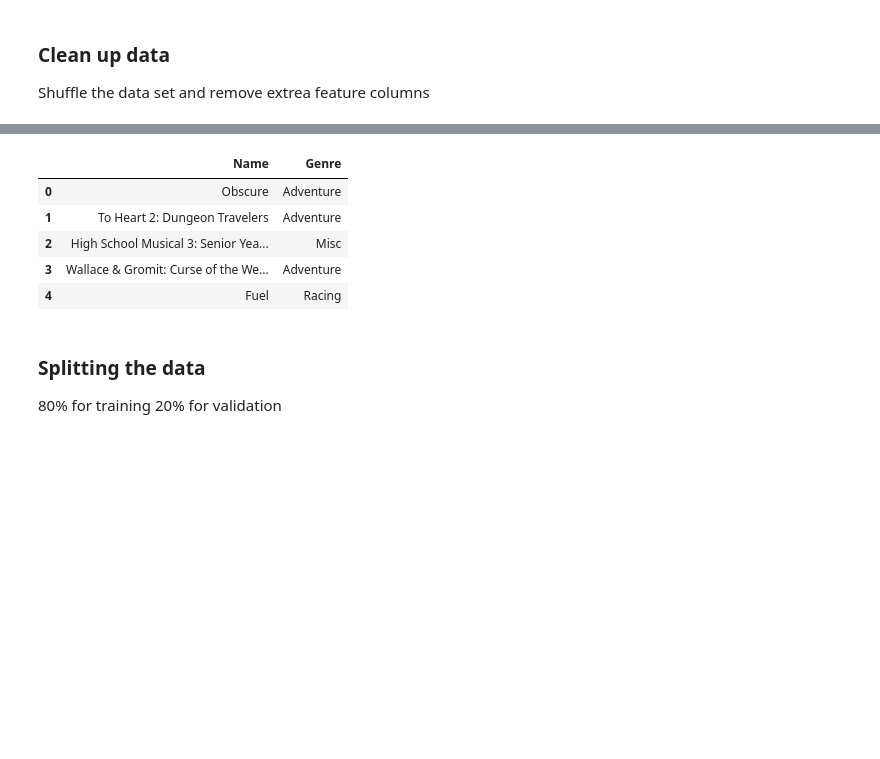
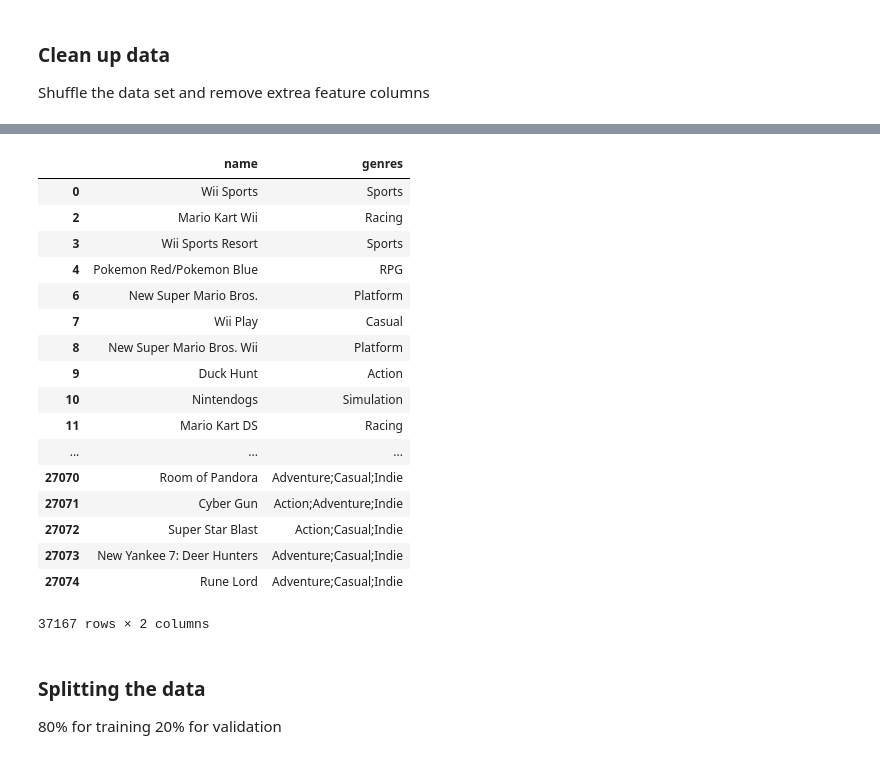
Before and after one commit to phxtho/VideoGameGenrePredictor, a Jupyter notebook: tensorflow/VideoGamesNLP.ipynb, the cells around one changed output, grey strips where cells are left out. Saved outputs shown, nothing was run; the diff lists cells and outputs as text; code cells hidden in the pictures; blank space fills up the shorter version.

```diff
--- a/tensorflow/VideoGamesNLP.ipynb
+++ b/tensorflow/VideoGamesNLP.ipynb
@@ -60,0 +103,10 @@ df.drop(unwanted_cols, inplace=True, axis=1)
+# %%
+# Remap genres to match steam genres
+vg_to_steam_mapping = {
+    "Role-Playing": "RPG",
+     "Misc": "Casual",
+     "Fighting":"Action",
+     "Shooter" : "Action"
+     }
+
+vgsales_df = vgsales_df.replace({"genres": vg_to_steam_mapping})
@@ -60,0 +152,25 @@ df.drop(unwanted_cols, inplace=True, axis=1)
+# %%
+# Combine the two datasets
+df = pd.concat([vgsales_df,steam_df])
+# %%
+# Remove duplicates
+df.drop_duplicates(subset='name',keep='last')
+# %% [output]
+|  | name | genres |
+| 0 | Wii Sports | Sports |
+| 2 | Mario Kart Wii | Racing |
+| 3 | Wii Sports Resort | Sports |
+| 4 | Pokemon Red/Pokemon Blue | RPG |
+| 6 | New Super Mario Bros. | Platform |
+| 7 | Wii Play | Casual |
+| 8 | New Super Mario Bros. Wii | Platform |
+| 9 | Duck Hunt | Action |
+| 10 | Nintendogs | Simulation |
+| 11 | Mario Kart DS | Racing |
+| ... | ... | ... |
+| 27070 | Room of Pandora | Adventure;Casual;Indie |
+| 27071 | Cyber Gun | Action;Adventure;Indie |
+| 27072 | Super Star Blast | Action;Casual;Indie |
+| 27073 | New Yankee 7: Deer Hunters | Adventure;Casual;Indie |
+| 27074 | Rune Lord | Adventure;Casual;Indie |
+37167 rows × 2 columns
@@ -61,15 +191,6 @@ df.drop(unwanted_cols, inplace=True, axis=1)
 # %%
 # Shuffle the dataset
 df = df.sample(frac=1).reset_index(drop=True)
-# %%
-df.head(5)
-# %% [output]
-|  | Name | Genre |
-| 0 | Obscure | Adventure |
-| 1 | To Heart 2: Dungeon Travelers | Adventure |
-| 2 | High School Musical 3: Senior Yea... | Misc |
-| 3 | Wallace & Gromit: Curse of the We... | Adventure |
-| 4 | Fuel | Racing |
 # %% [markdown]
 ### Splitting the data
 
```
Also changed, not shown: parts of 28 cells of this notebook.
